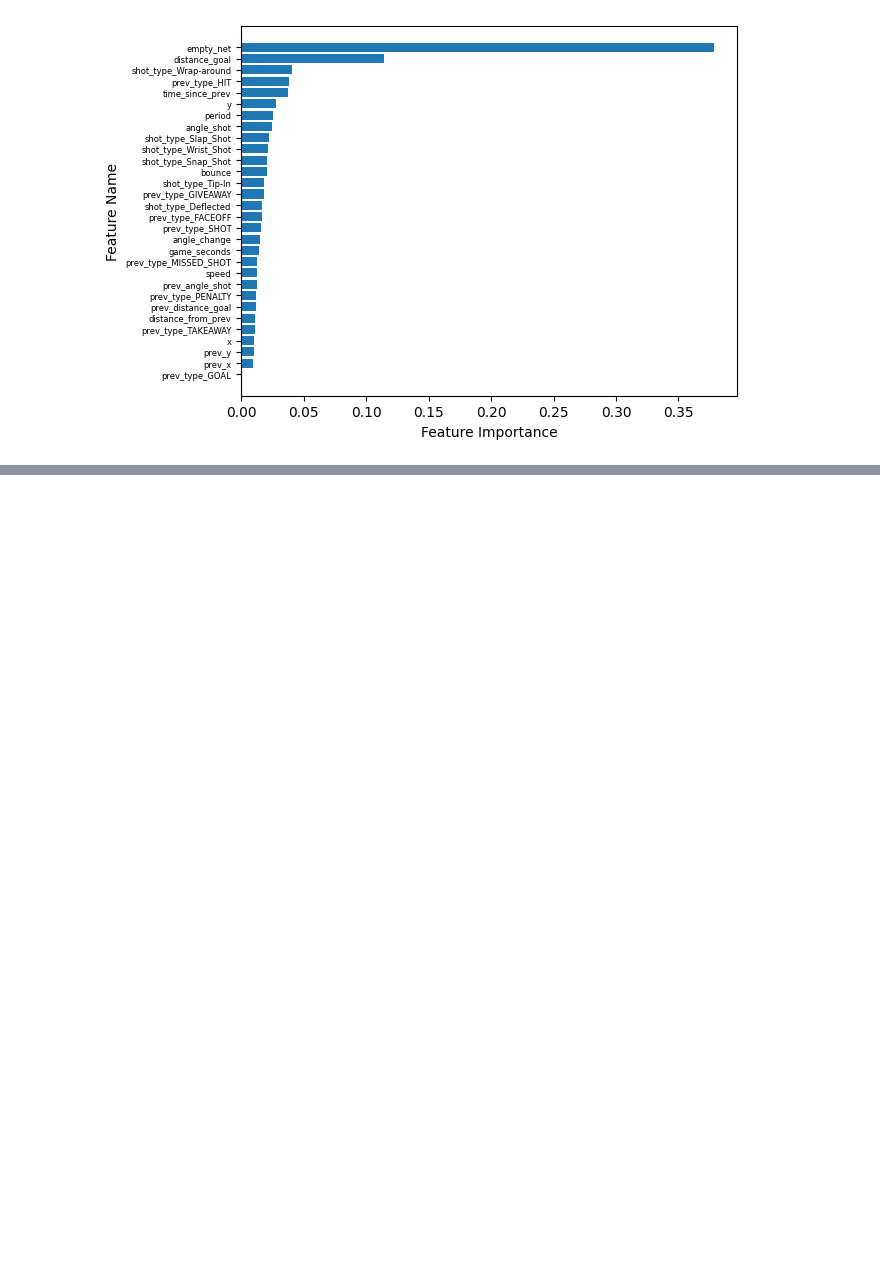
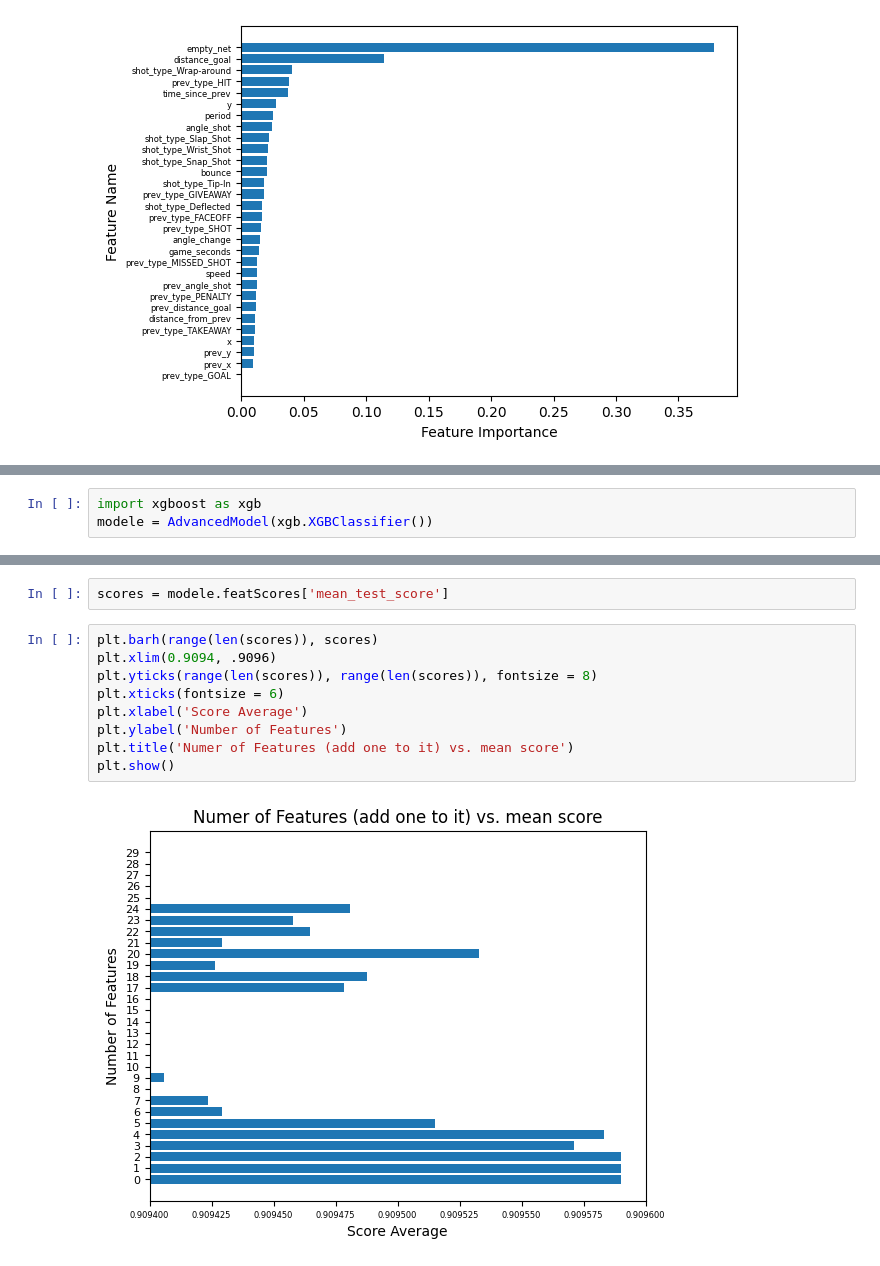
Before and after one commit to Jay-D13/IFT6758-A5-NHL, a Jupyter notebook: notebooks/Milestone2/5 - Advanced models.ipynb, the cells around one changed output, grey strips where cells are left out. Drawn from its saved outputs; the diff is of its cells as text; blank space fills up the shorter version.

```diff
--- a/notebooks/Milestone2/5 - Advanced models.ipynb
+++ b/notebooks/Milestone2/5 - Advanced models.ipynb
@@ -53,0 +69,3 @@ plt.show()
+# %%
+import xgboost as xgb
+modele = AdvancedModel(xgb.XGBClassifier())
@@ -53,0 +90,13 @@ plt.show()
+# %%
+scores = modele.featScores['mean_test_score']
+# %%
+plt.barh(range(len(scores)), scores)
+plt.xlim(0.9094, .9096)
+plt.yticks(range(len(scores)), range(len(scores)), fontsize = 8)
+plt.xticks(fontsize = 6)
+plt.xlabel('Score Average')
+plt.ylabel('Number of Features')
+plt.title('Numer of Features (add one to it) vs. mean score')
+plt.show()
+# %% [output]
+[figure, added]
```
Also changed, not shown: parts of 43 cells of this notebook, 10 other files.
